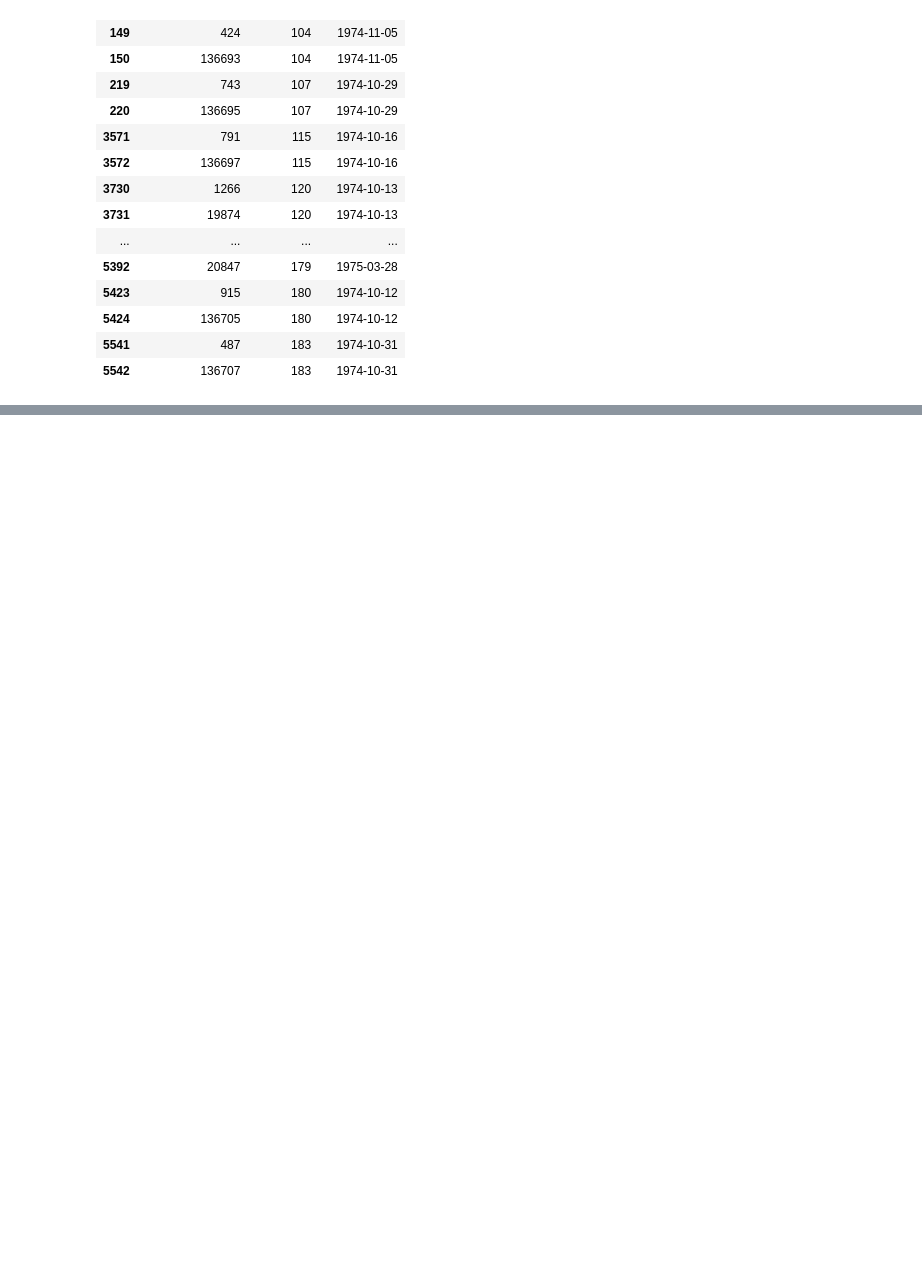
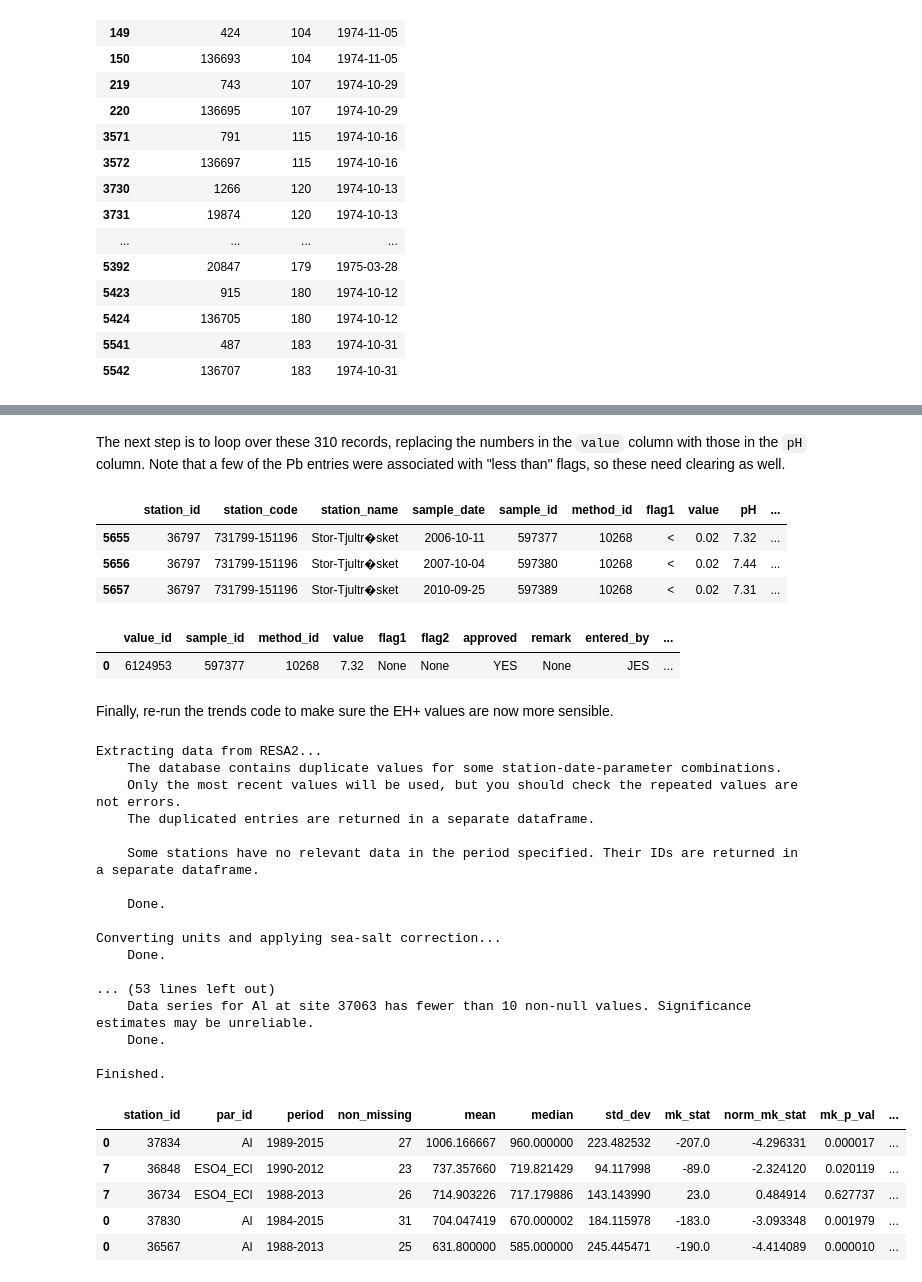
Before and after one commit to JamesSample/icpw, a Jupyter notebook: toc_trends_oct_2016.ipynb, the cells around one changed output, grey strips where cells are left out. Drawn from its saved outputs; the diff is of its cells as text; code cells hidden in the pictures; blank space fills up the shorter version.

Commit message:
Updating trends code

```diff
--- a/toc_trends_oct_2016.ipynb
+++ b/toc_trends_oct_2016.ipynb
@@ -583,0 +723,9 @@ The code seems to be working correctly, but I still have concerns about some of
+# %% [markdown]
+The next step is to loop over these 310 records, replacing the numbers in the `value` column with those in the `pH` column. Note that a few of the Pb entries were associated with "less than" flags, so these need clearing as well.
+# %%
+df2.query('flag1 == "<"')
+# %% [output]
+|  | station_id | station_code | station_name | sample_date | sample_id | method_id | flag1 | value | pH | ... |
+| 5655 | 36797 | 731799-151196 | Stor-Tjultr�sket | 2006-10-11 | 597377 | 10268 | < | 0.02 | 7.32 | ... |
+| 5656 | 36797 | 731799-151196 | Stor-Tjultr�sket | 2007-10-04 | 597380 | 10268 | < | 0.02 | 7.44 | ... |
+| 5657 | 36797 | 731799-151196 | Stor-Tjultr�sket | 2010-09-25 | 597389 | 10268 | < | 0.02 | 7.31 | ... |
@@ -583,0 +748,48 @@ The code seems to be working correctly, but I still have concerns about some of
+# %%
+# Check changes have taken effect
+sql = ('SELECT * FROM resa2.water_chemistry_values2 '
+       'WHERE sample_id = 597377 '
+       'AND method_id = 10268')
+
+df3 = pd.read_sql(sql, engine)
+
+df3
+# %% [output]
+|  | value_id | sample_id | method_id | value | flag1 | flag2 | approved | remark | entered_by | ... |
+| 0 | 6124953 | 597377 | 10268 | 7.32 | None | None | YES | None | JES | ... |
+# %% [markdown]
+Finally, re-run the trends code to make sure the EH+ values are now more sensible.
+# %%
+# Run analysis
+res_df, dup_df, nd_df = resa2_trends.run_trend_analysis(proj_list, engine,
+                                                        st_yr=None, end_yr=None,
+                                                        plot=False, fold=None)
+
+# Delete mk_std_dev col as not relevant here
+del res_df['mk_std_dev']
+
+res_df.sort_values(by='mean', ascending=False).head()
+# %% [output]
+Extracting data from RESA2...
+    The database contains duplicate values for some station-date-parameter combinations.
+    Only the most recent values will be used, but you should check the repeated values are not errors.
+    The duplicated entries are returned in a separate dataframe.
+
+    Some stations have no relevant data in the period specified. Their IDs are returned in a separate dataframe.
+
+    Done.
+
+Converting units and applying sea-salt correction...
+    Done.
+
+... (53 lines left out)
+    Data series for Al at site 37063 has fewer than 10 non-null values. Significance estimates may be unreliable.
+    Done.
+
+Finished.
+|  | station_id | par_id | period | non_missing | mean | median | std_dev | mk_stat | norm_mk_stat | mk_p_val | ... |
+| 0 | 37834 | Al | 1989-2015 | 27 | 1006.166667 | 960.000000 | 223.482532 | -207.0 | -4.296331 | 0.000017 | ... |
+| 7 | 36848 | ESO4_ECl | 1990-2012 | 23 | 737.357660 | 719.821429 | 94.117998 | -89.0 | -2.324120 | 0.020119 | ... |
+| 7 | 36734 | ESO4_ECl | 1988-2013 | 26 | 714.903226 | 717.179886 | 143.143990 | 23.0 | 0.484914 | 0.627737 | ... |
+| 0 | 37830 | Al | 1984-2015 | 31 | 704.047419 | 670.000002 | 184.115978 | -183.0 | -3.093348 | 0.001979 | ... |
+| 0 | 36567 | Al | 1988-2013 | 25 | 631.800000 | 585.000000 | 245.445471 | -190.0 | -4.414089 | 0.000010 | ... |
```
Also changed, not shown: parts of 12 cells of this notebook, 1 other file.
